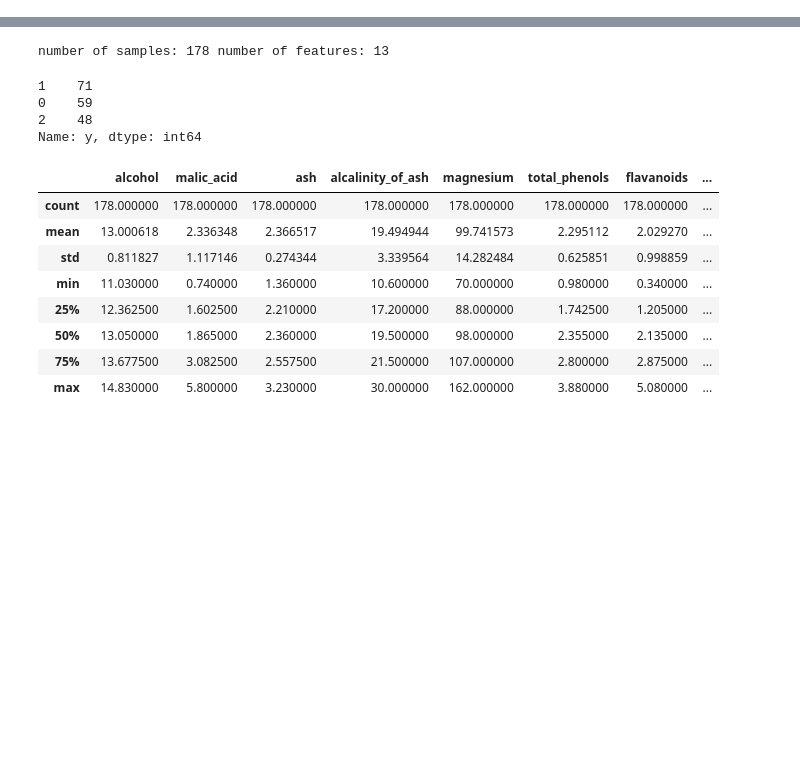
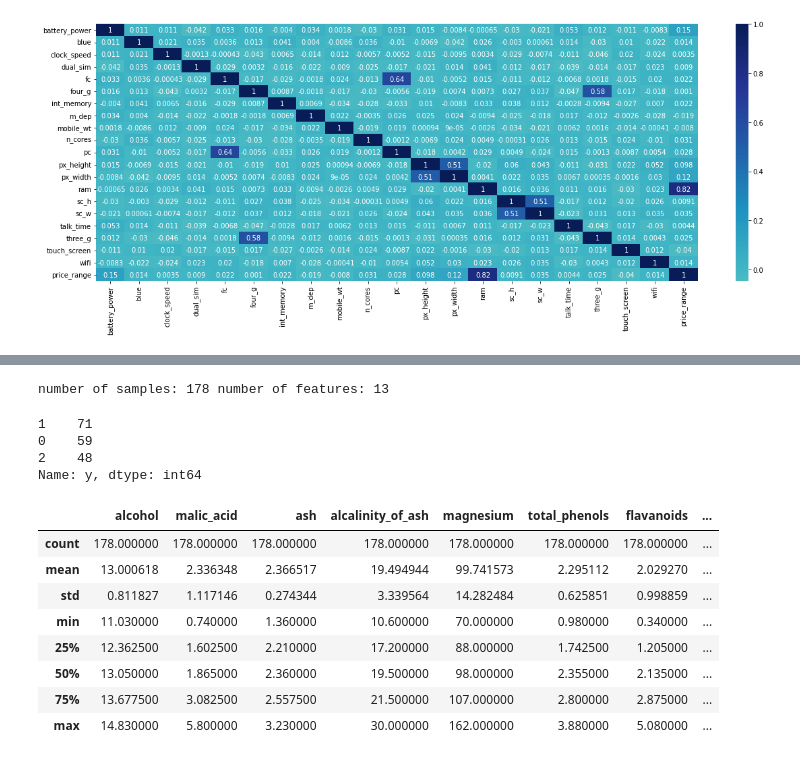
Before and after one commit to ThakdanaiSaelee/Assignment_CE888, a Jupyter notebook: Program/Assignment.ipynb, the cells around one changed output, grey strips where cells are left out. Drawn from its saved outputs; the diff is of its cells as text; code cells hidden in the pictures; blank space fills up the shorter version.

```diff
--- a/Program/Assignment.ipynb
+++ b/Program/Assignment.ipynb
@@ -46,0 +82,8 @@ df['alcohol'].mean(axis=0)
+# %%
+# Calculate the correlations between each pair of variables and plot on the heatmap
+correlations = moblie_data.corr()
+
+f, ax = plt.subplots(figsize=(20, 7))
+ax = sns.heatmap(correlations, annot=True, center=0,  cmap="YlGnBu")
+# %% [output]
+[figure, added]
```
Also changed, not shown: parts of 15 cells of this notebook.
